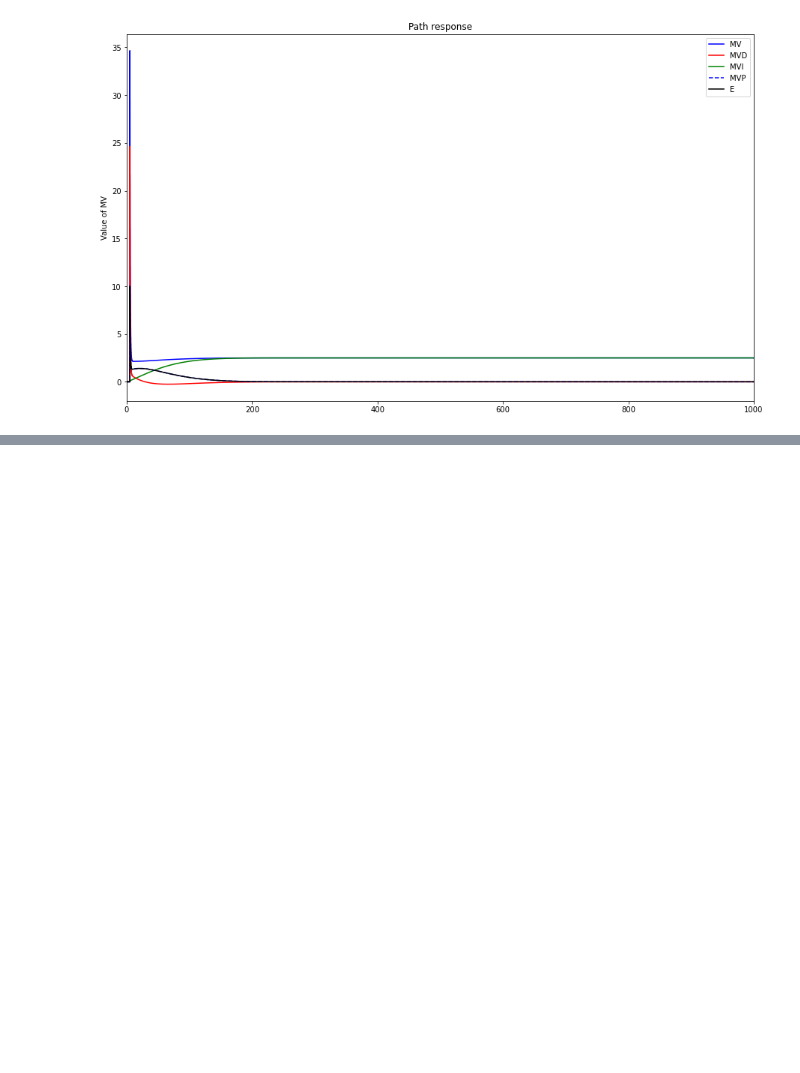
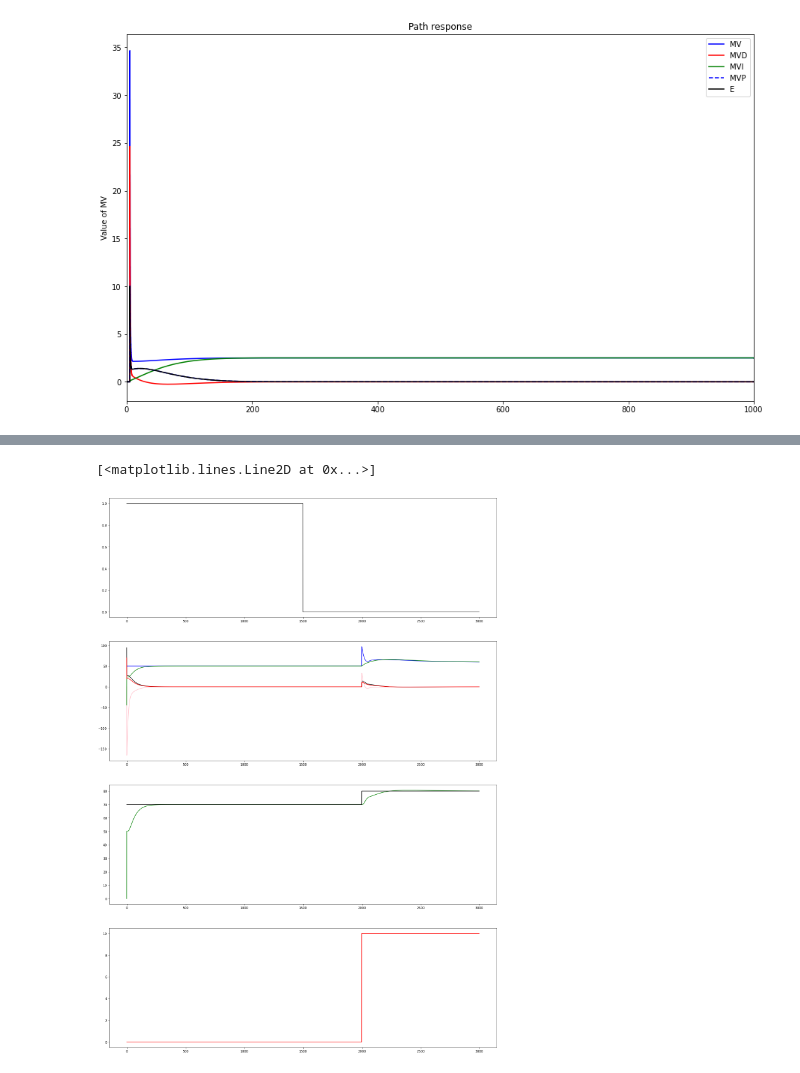
Before and after one commit to olingo99/Control_Theory_Application, a Jupyter notebook: package_Engels_Theo_Losseau_Baudouin.ipynb, the cells around one changed output, grey strips where cells are left out. Saved outputs shown, nothing was run; the diff lists cells and outputs as text; code cells hidden in the pictures; blank space fills up the shorter version.

```diff
--- a/package_Engels_Theo_Losseau_Baudouin.ipynb
+++ b/package_Engels_Theo_Losseau_Baudouin.ipynb
@@ -48,14 +48,24 @@ SPPath = {0: 0,5:10}
 PVPath = {0:0}
 
 
+# t = []
+# MV = [0]
+# PV = []
+# SP = [0]
+# MVP = []
+# MVI = []
+# MVD = []
+# E = [0]
+# Et = []
+
 t = []
-MV = [0]
+MV = []
 PV = []
-SP = [0]
+SP = []
 MVP = []
 MVI = []
 MVD = []
-E = [0]
+E = []
 Et = []
 
 
@@ -165,3 +261,20 @@ plt.xlim([0, TSim])
+# %%
+fig,(ax,bx,cx,dx) = plt.subplots(4)
+fig.set_figheight(32)
+fig.set_figwidth(22)
+
+ax.plot(t,Man,'black')
+bx.plot(t,MV,'blue',label = "MV")
+bx.plot(t,MVP,'black',label = "MVP")
+bx.plot(t,MVD,'pink',label = "MVD")
+bx.plot(t,MVI,'green',label = "MVI")
+bx.plot(t,E,'red',label = "E")
+cx.plot(t,PV[:-1],'green')
+cx.plot(t,SP,'black')
+dx.plot(t,DV,'red')
+# %% [output]
+[<matplotlib.lines.Line2D at 0x...>]
+[figure, added]
 # %%
 P = Process({})
 P.parameters['Kp']=0.39
```
Also changed, not shown: parts of 5 cells of this notebook, 1 other file.
